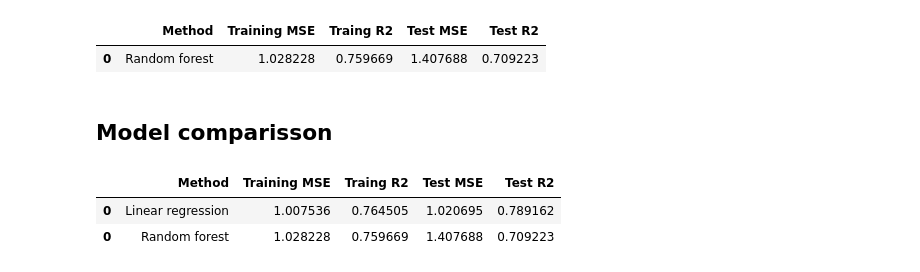
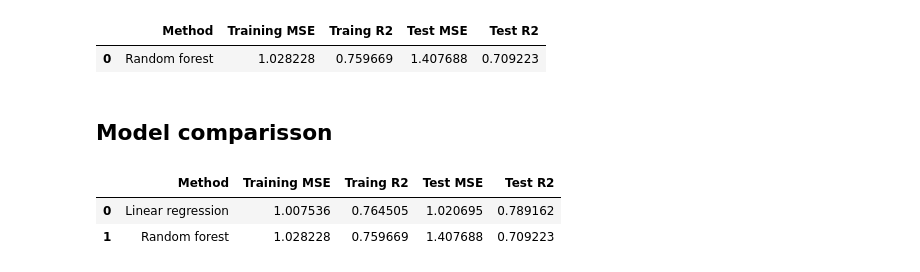
Before and after one commit to danielpurwo/ML---Delaney-Solubility, a Jupyter notebook: ml.ipynb, the cells around one changed output. Drawn from its saved outputs; the diff is of its cells as text; code cells hidden in the pictures.

```diff
--- a/ml.ipynb
+++ b/ml.ipynb
@@ -216,8 +216,8 @@ rf_results
 ## Model comparisson
 # %%
 df_models = pd.concat([lr_results, rf_results], axis=0)
-df_models
+df_models.reset_index(drop=True)
 # %% [output]
 |  | Method | Training MSE | Traing R2 | Test MSE | Test R2 |
 | 0 | Linear regression | 1.007536 | 0.764505 | 1.020695 | 0.789162 |
-| 0 | Random forest | 1.028228 | 0.759669 | 1.407688 | 0.709223 |
+| 1 | Random forest | 1.028228 | 0.759669 | 1.407688 | 0.709223 |
```
Also changed, not shown: parts of 2 cells of this notebook.
